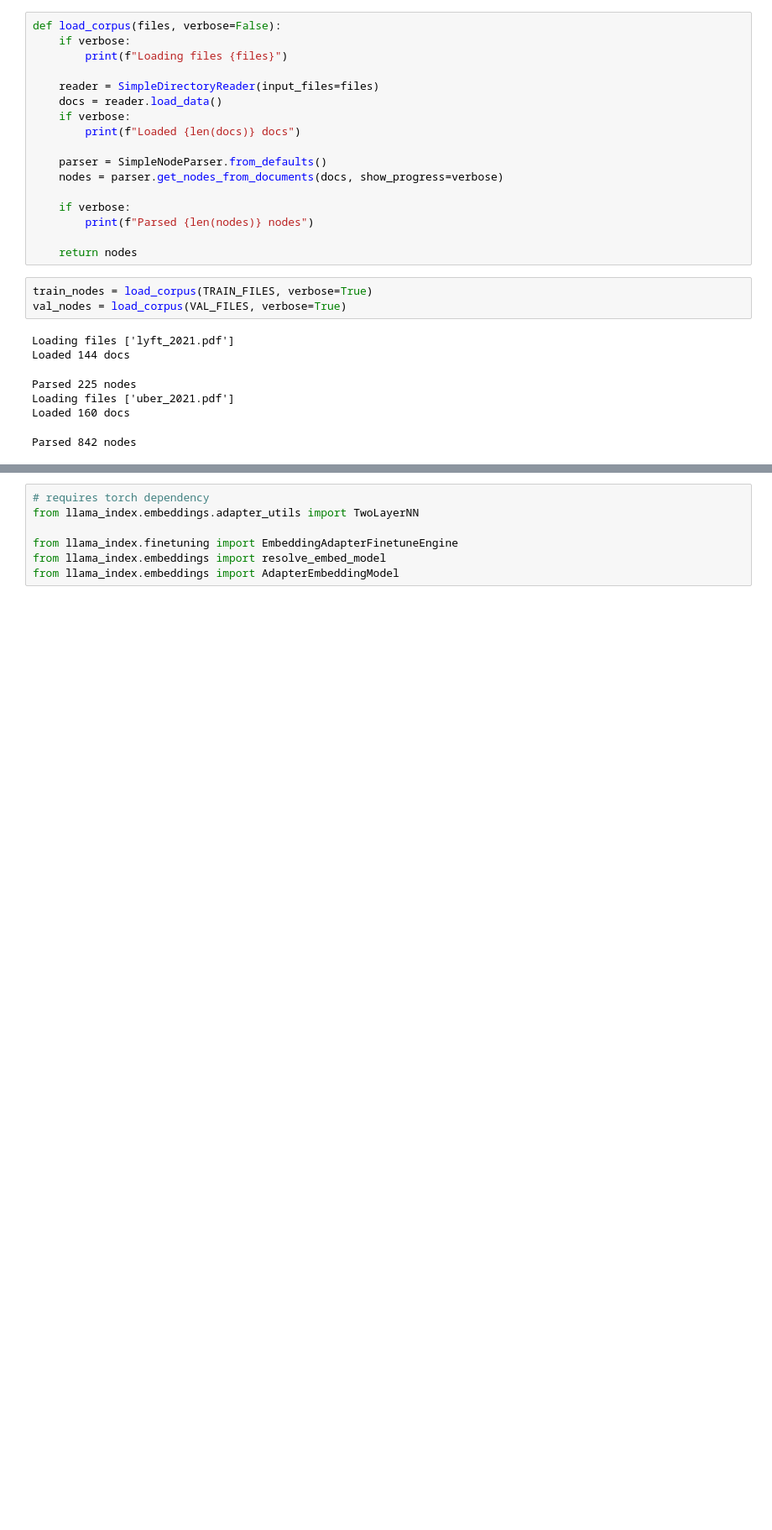
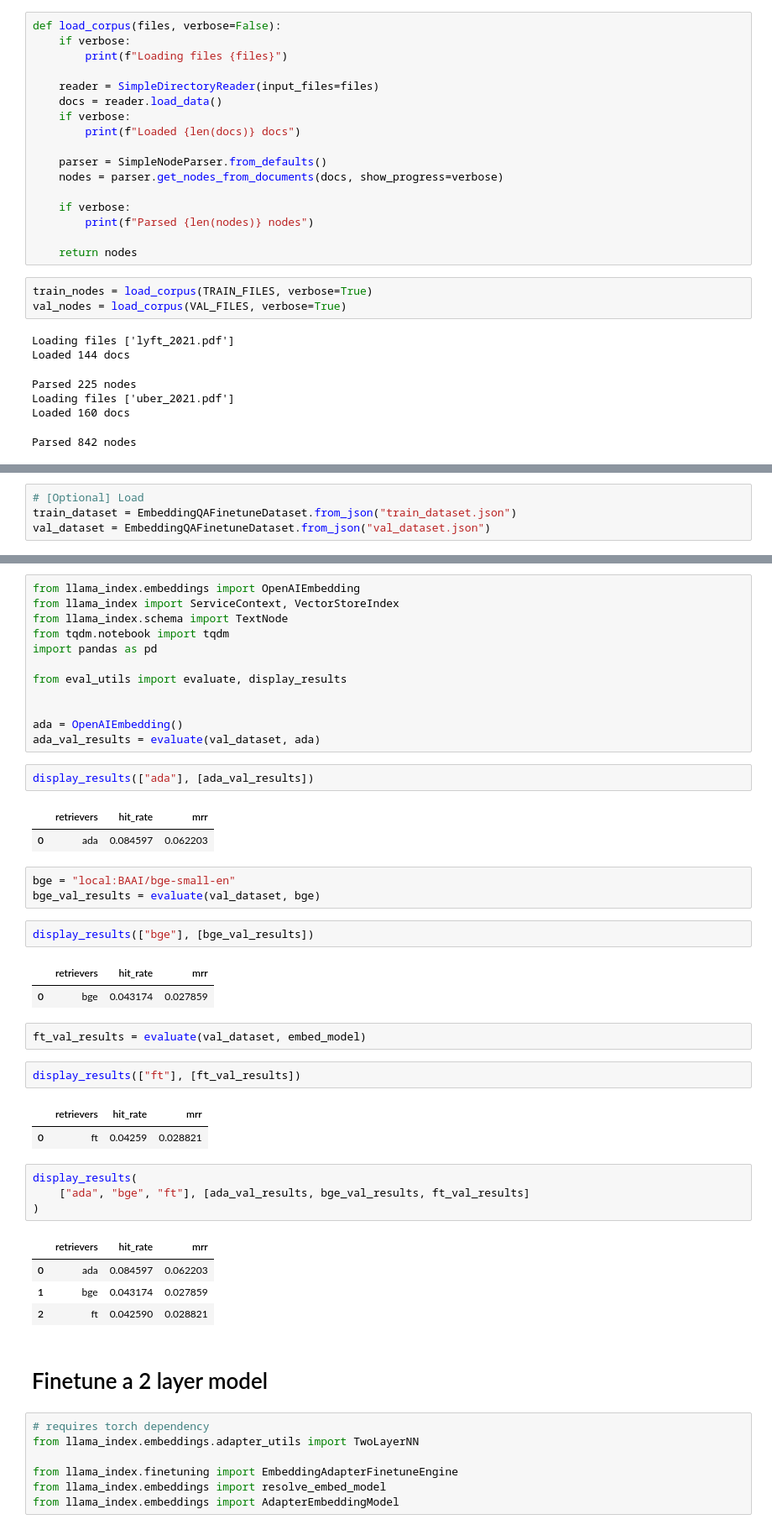
Before and after one commit to PuchToTalk/FinBERT, a Jupyter notebook: LlamaIndex_Fine_Tuning.ipynb, the cells around one changed output, grey strips where cells are left out. Shown at 84% size. Saved outputs shown, nothing was run; the diff lists cells and outputs as text; blank space fills up the shorter version.

Commit message:
LlamaIndex Fine-Tuning method

```diff
--- a/LlamaIndex_Fine_Tuning.ipynb
+++ b/LlamaIndex_Fine_Tuning.ipynb
@@ -161,0 +189,4 @@ with open("val_dataset.json", "r") as val_json_file:
+# %%
+# [Optional] Load
+train_dataset = EmbeddingQAFinetuneDataset.from_json("train_dataset.json")
+val_dataset = EmbeddingQAFinetuneDataset.from_json("val_dataset.json")
@@ -162,3 +365,46 @@ with open("val_dataset.json", "r") as val_json_file:
+# %%
+from llama_index.embeddings import OpenAIEmbedding
+from llama_index import ServiceContext, VectorStoreIndex
+from llama_index.schema import TextNode
+from tqdm.notebook import tqdm
+import pandas as pd
+
+from eval_utils import evaluate, display_results
+
+
+ada = OpenAIEmbedding()
+ada_val_results = evaluate(val_dataset, ada)
+# %%
+display_results(["ada"], [ada_val_results])
+# %% [output]
+|  | retrievers | hit_rate | mrr |
+| 0 | ada | 0.084597 | 0.062203 |
+# %%
+bge = "local:BAAI/bge-small-en"
+bge_val_results = evaluate(val_dataset, bge)
+# %%
+display_results(["bge"], [bge_val_results])
+# %% [output]
+|  | retrievers | hit_rate | mrr |
+| 0 | bge | 0.043174 | 0.027859 |
+# %%
+ft_val_results = evaluate(val_dataset, embed_model)
+# %%
+display_results(["ft"], [ft_val_results])
+# %% [output]
+|  | retrievers | hit_rate | mrr |
+| 0 | ft | 0.04259 | 0.028821 |
+# %%
+display_results(
+    ["ada", "bge", "ft"], [ada_val_results, bge_val_results, ft_val_results]
+)
+# %% [output]
+|  | retrievers | hit_rate | mrr |
+| 0 | ada | 0.084597 | 0.062203 |
+| 1 | bge | 0.043174 | 0.027859 |
+| 2 | ft | 0.042590 | 0.028821 |
+# %% [markdown]
+# Finetune a 2 layer model
 # %%
 # requires torch dependency
 from llama_index.embeddings.adapter_utils import TwoLayerNN
```
Also changed, not shown: parts of 42 cells of this notebook.
